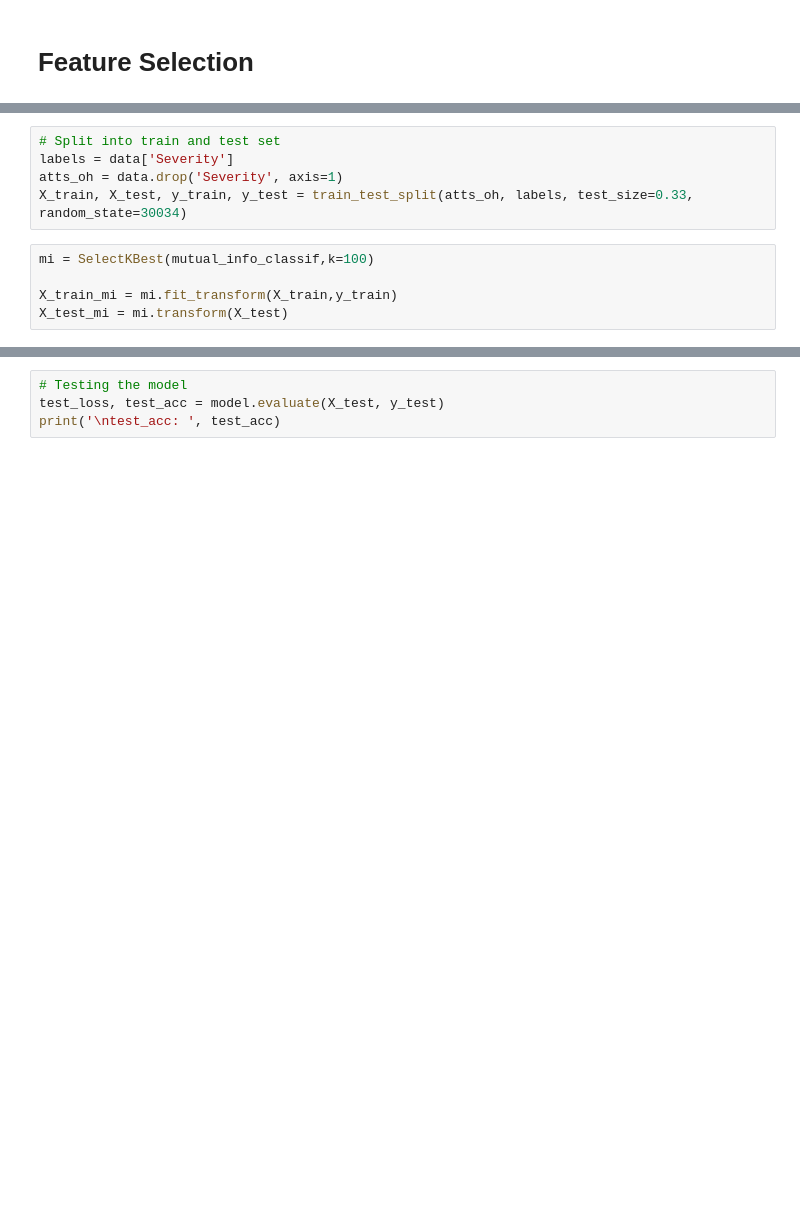
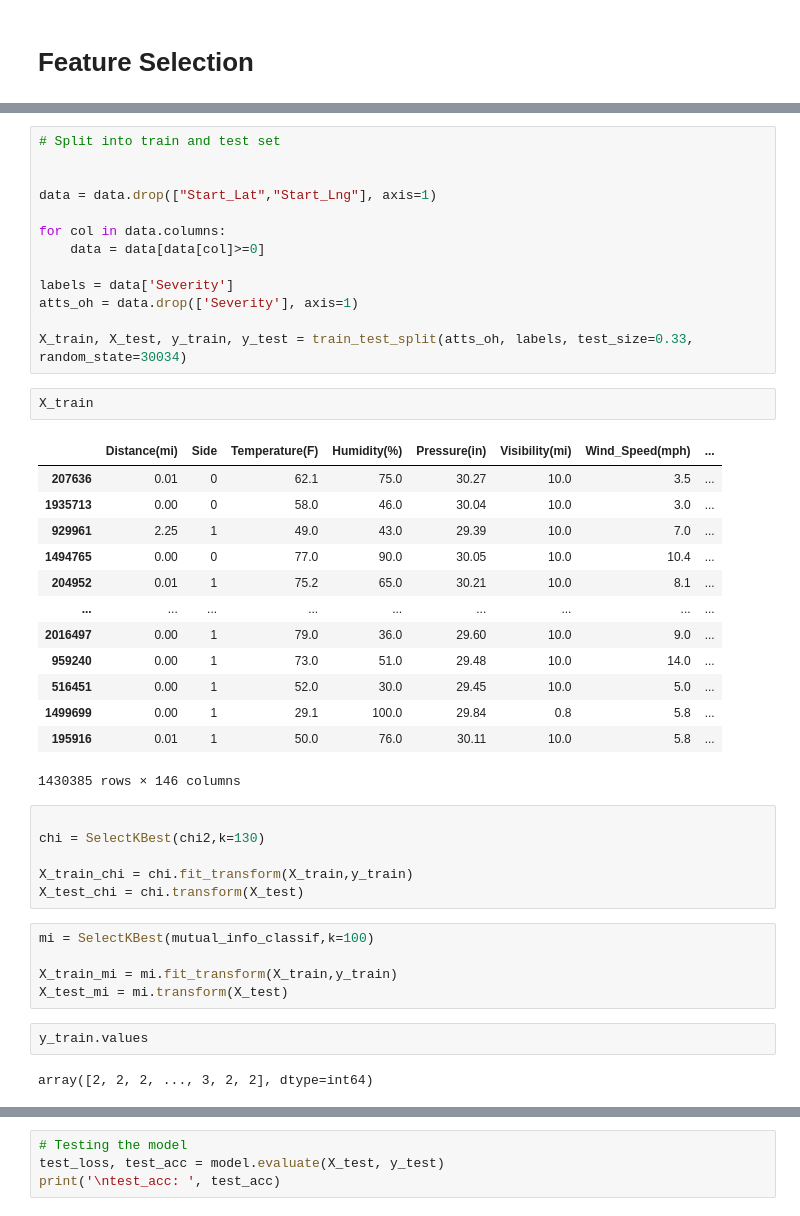
Before and after one commit to Abhilash240800/FinalProject_USAccidents, a Jupyter notebook: Keras_NN.ipynb, the cells around one changed output, grey strips where cells are left out. Saved outputs shown, nothing was run; the diff lists cells and outputs as text; blank space fills up the shorter version.

```diff
--- a/Keras_NN.ipynb
+++ b/Keras_NN.ipynb
@@ -47,12 +91,46 @@ model.summary()
 # %%
 # Split into train and test set
+
+
+data = data.drop(["Start_Lat","Start_Lng"], axis=1)
+
+for col in data.columns:
+    data = data[data[col]>=0]
+
 labels = data['Severity']
-atts_oh = data.drop('Severity', axis=1)
+atts_oh = data.drop(['Severity'], axis=1)
+
 X_train, X_test, y_train, y_test = train_test_split(atts_oh, labels, test_size=0.33, random_state=30034)
+# %%
+X_train
+# %% [output]
+|  | Distance(mi) | Side | Temperature(F) | Humidity(%) | Pressure(in) | Visibility(mi) | Wind_Speed(mph) | ... |
+| 207636 | 0.01 | 0 | 62.1 | 75.0 | 30.27 | 10.0 | 3.5 | ... |
+| 1935713 | 0.00 | 0 | 58.0 | 46.0 | 30.04 | 10.0 | 3.0 | ... |
+| 929961 | 2.25 | 1 | 49.0 | 43.0 | 29.39 | 10.0 | 7.0 | ... |
+| 1494765 | 0.00 | 0 | 77.0 | 90.0 | 30.05 | 10.0 | 10.4 | ... |
+| 204952 | 0.01 | 1 | 75.2 | 65.0 | 30.21 | 10.0 | 8.1 | ... |
+| ... | ... | ... | ... | ... | ... | ... | ... | ... |
+| 2016497 | 0.00 | 1 | 79.0 | 36.0 | 29.60 | 10.0 | 9.0 | ... |
+| 959240 | 0.00 | 1 | 73.0 | 51.0 | 29.48 | 10.0 | 14.0 | ... |
+| 516451 | 0.00 | 1 | 52.0 | 30.0 | 29.45 | 10.0 | 5.0 | ... |
+| 1499699 | 0.00 | 1 | 29.1 | 100.0 | 29.84 | 0.8 | 5.8 | ... |
+| 195916 | 0.01 | 1 | 50.0 | 76.0 | 30.11 | 10.0 | 5.8 | ... |
+1430385 rows × 146 columns
+# %%
+
+chi = SelectKBest(chi2,k=130)
+
+X_train_chi = chi.fit_transform(X_train,y_train)
+X_test_chi = chi.transform(X_test)
 # %%
 mi = SelectKBest(mutual_info_classif,k=100)
 
 X_train_mi = mi.fit_transform(X_train,y_train)
 X_test_mi = mi.transform(X_test)
+# %%
+y_train.values
+# %% [output]
+array([2, 2, 2, ..., 3, 2, 2], dtype=int64)
 # %%
 #one hot encoding y_train labels
```
Also changed, not shown: parts of 6 cells of this notebook.
